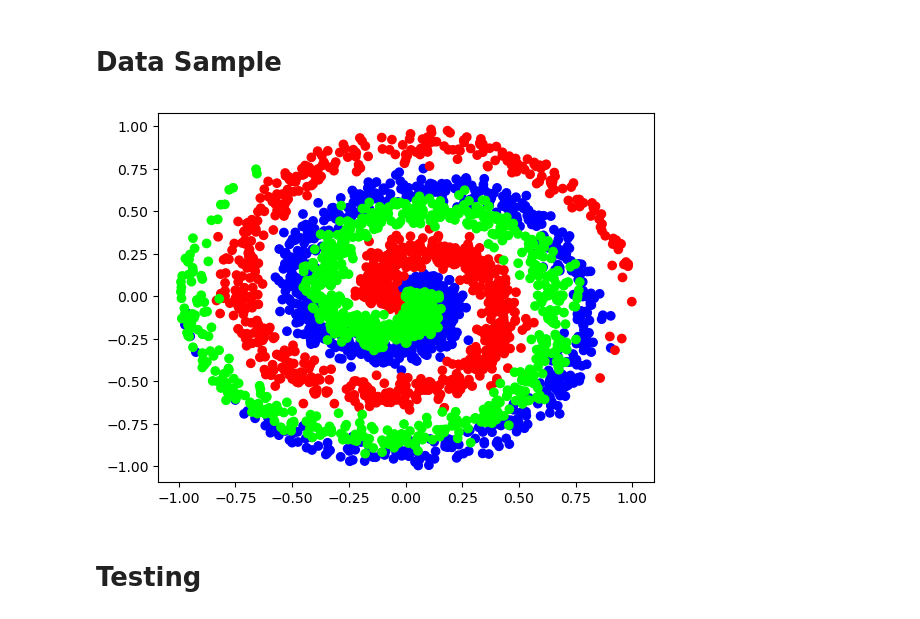
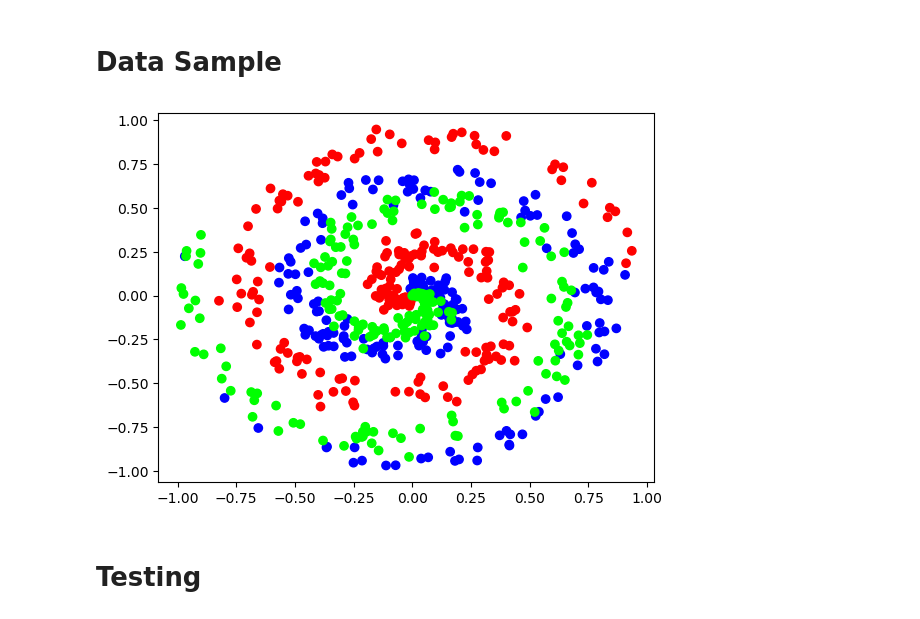
Before and after one commit to danilosiervi/neural_network, a Jupyter notebook: neural_network.ipynb, the cells around one changed output. Cells and saved outputs as stored; diff of their text form; code cells hidden in the pictures.

```diff
--- a/neural_network.ipynb
+++ b/neural_network.ipynb
@@ -305,12 +323,12 @@ class OptimizerAdam:
 # %% [markdown]
 # Data Sample
 # %%
-x, y = spiral_data(samples=1000, classes=3)
+x, y = spiral_data(samples=200, classes=3)
 
 plt.scatter(x[:, 0], x[:, 1], c=y, cmap='brg')
 plt.show()
 # %% [output]
-[figure, old version]
+[figure, new version]
 # %% [markdown]
 # Testing
 # %%
```
Also changed, not shown: parts of 3 cells of this notebook.
